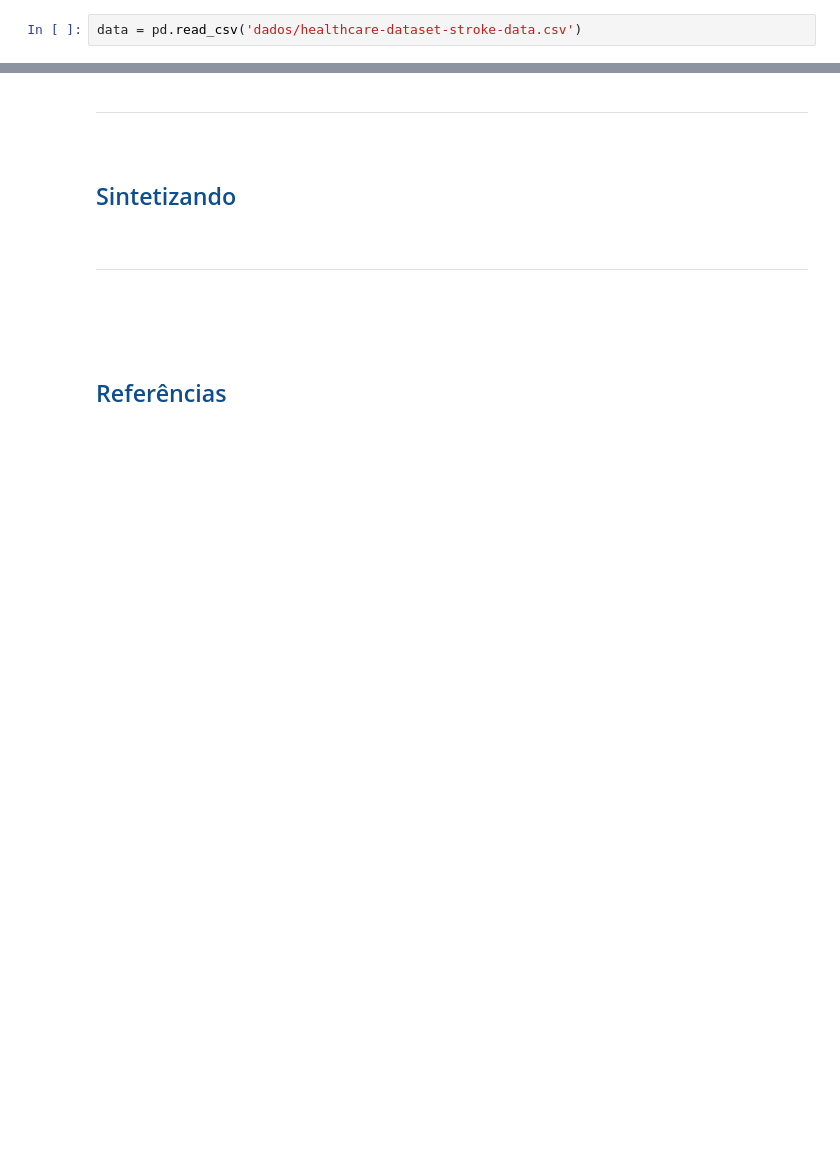
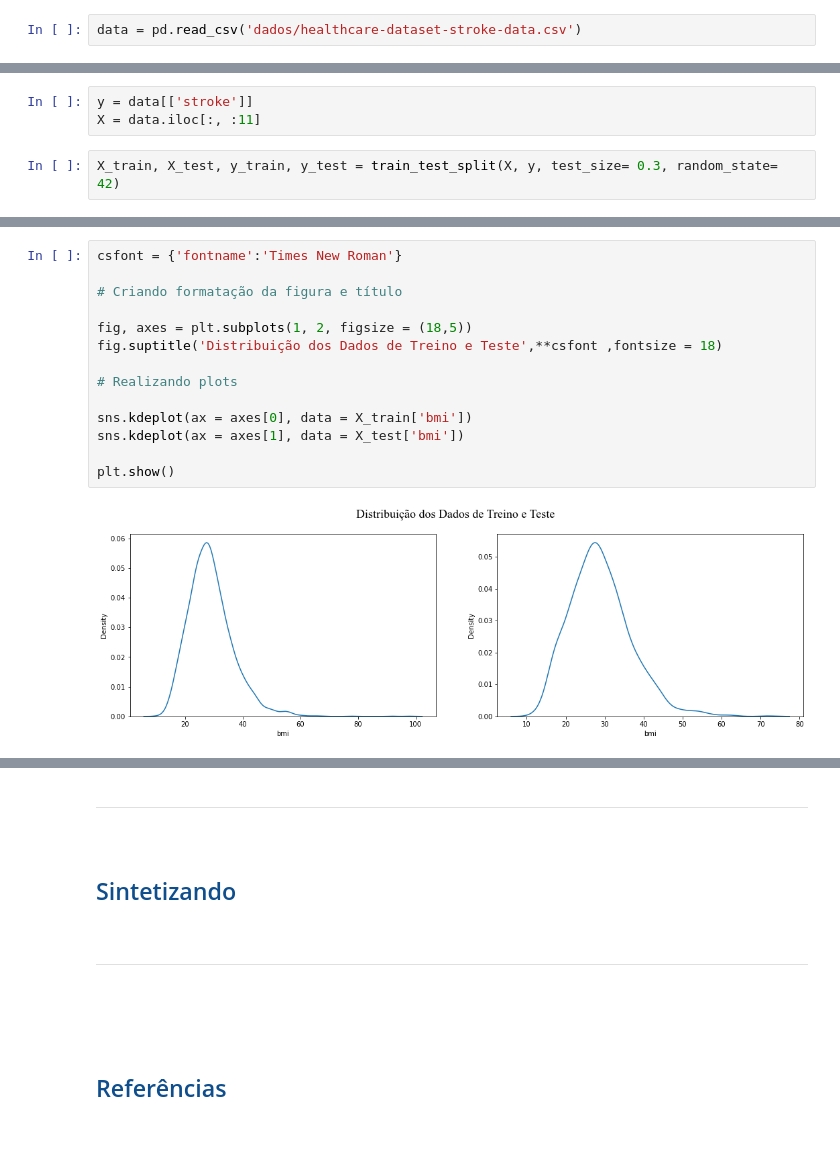
Before and after one commit to Data-Aqa/trilha-ciencia-de-dados, a Jupyter notebook: machine learning/aprendizado supervisionado/metodos de classificacao/svm/SVM.ipynb, the cells around one changed output, grey strips where cells are left out. Cells and saved outputs as stored; diff of their text form; blank space fills up the shorter version.

```diff
--- a/machine learning/aprendizado supervisionado/metodos de classificacao/svm/SVM.ipynb
+++ b/machine learning/aprendizado supervisionado/metodos de classificacao/svm/SVM.ipynb
@@ -191,0 +222,5 @@ dtype: int64
+# %%
+y = data[['stroke']]
+X = data.iloc[:, :11]
+# %%
+X_train, X_test, y_train, y_test = train_test_split(X, y, test_size= 0.3, random_state= 42)
@@ -191,0 +245,16 @@ dtype: int64
+# %%
+csfont = {'fontname':'Times New Roman'}
+
+# Criando formatação da figura e título
+
+fig, axes = plt.subplots(1, 2, figsize = (18,5))
+fig.suptitle('Distribuição dos Dados de Treino e Teste',**csfont ,fontsize = 18)
+
+# Realizando plots
+
+sns.kdeplot(ax = axes[0], data = X_train['bmi'])
+sns.kdeplot(ax = axes[1], data = X_test['bmi'])
+
+plt.show()
+# %% [output]
+[figure, added]
```
Also changed, not shown: parts of 40 cells of this notebook, 2 other files.
